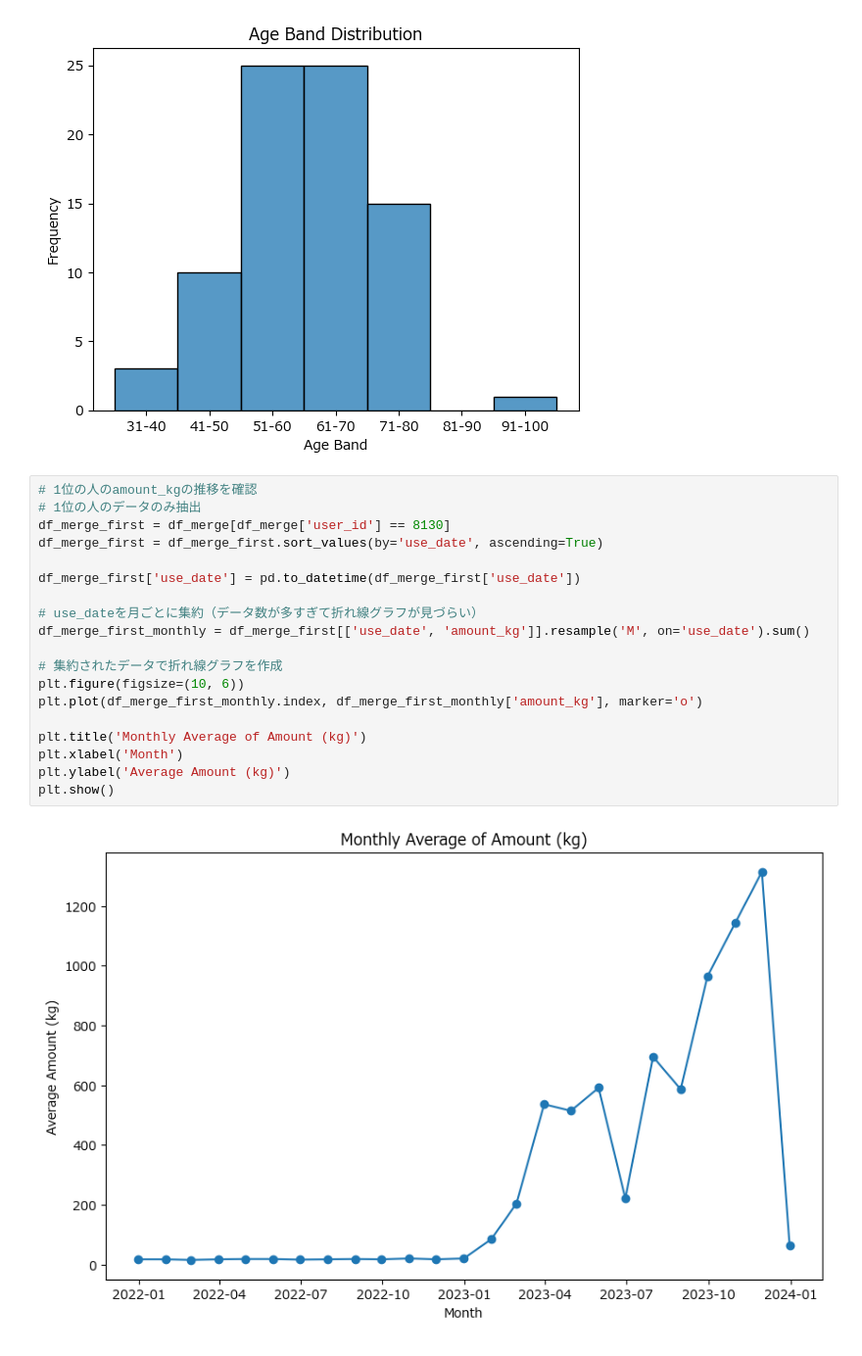
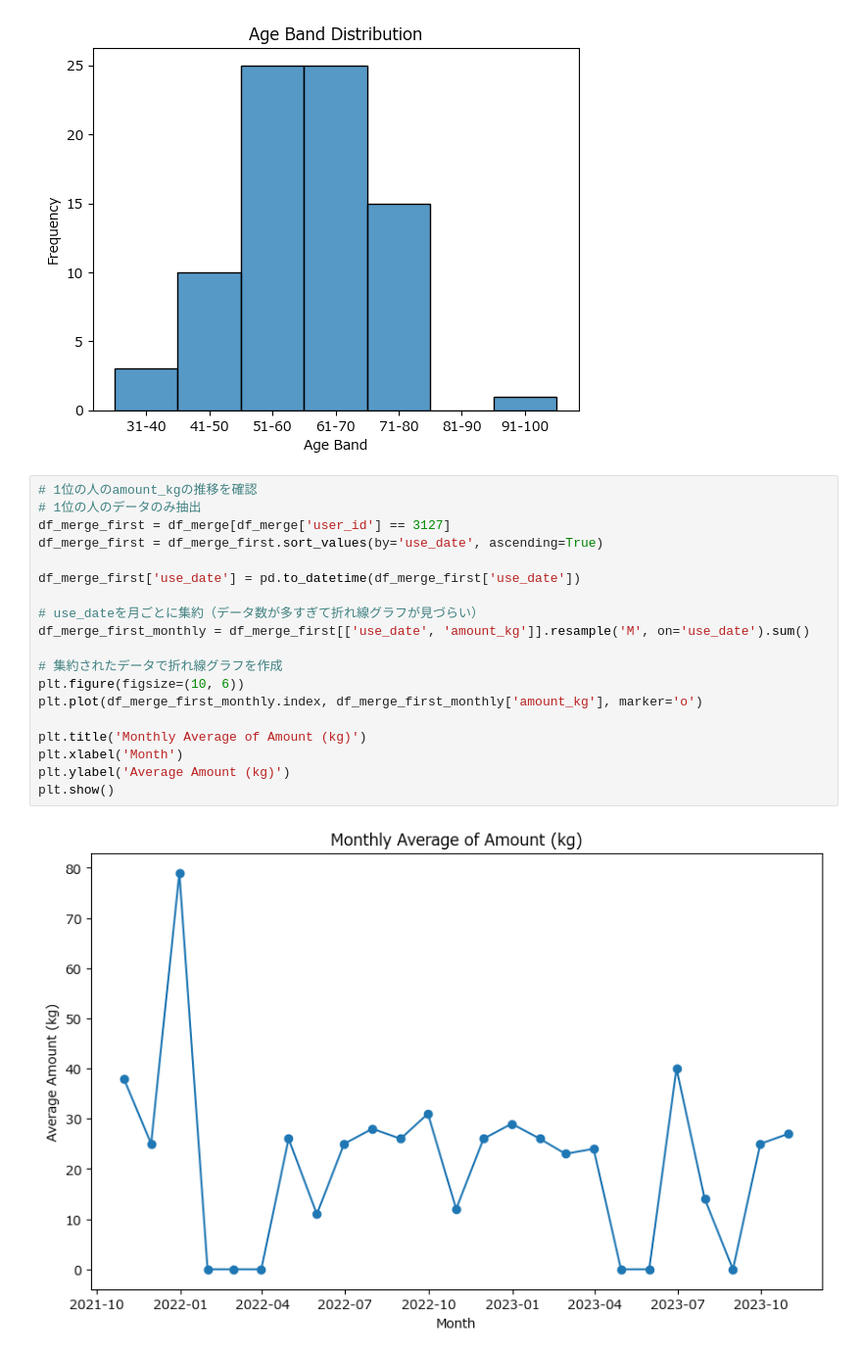
Before and after one commit to Naoya-Yasuda/MANABI_DX_QUEST_2023_PrePoC, a Jupyter notebook: notebook/visualization_point_history.ipynb, the cells around one changed output. Shown at 98% size. Cells and saved outputs as stored; diff of their text form.

```diff
--- a/notebook/visualization_point_history.ipynb
+++ b/notebook/visualization_point_history.ipynb
@@ -188,21 +189,21 @@ plt.show()
 # %%
 # 1位の人のamount_kgの推移を確認
 # 1位の人のデータのみ抽出
-df_merge_first = df_merge[df_merge['user_id'] == 8130]
+df_merge_first = df_merge[df_merge['user_id'] == 3127]
 df_merge_first = df_merge_first.sort_values(by='use_date', ascending=True)
 
 df_merge_first['use_date'] = pd.to_datetime(df_merge_first['use_date'])
 
 # use_dateを月ごとに集約（データ数が多すぎて折れ線グラフが見づらい）
 df_merge_first_monthly = df_merge_first[['use_date', 'amount_kg']].resample('M', on='use_date').sum()
 
 # 集約されたデータで折れ線グラフを作成
 plt.figure(figsize=(10, 6))
 plt.plot(df_merge_first_monthly.index, df_merge_first_monthly['amount_kg'], marker='o')
 
 plt.title('Monthly Average of Amount (kg)')
 plt.xlabel('Month')
 plt.ylabel('Average Amount (kg)')
 plt.show()
 # %% [output]
-[figure, old version]
+[figure, new version]
```
Also changed, not shown: parts of 2 cells of this notebook.
